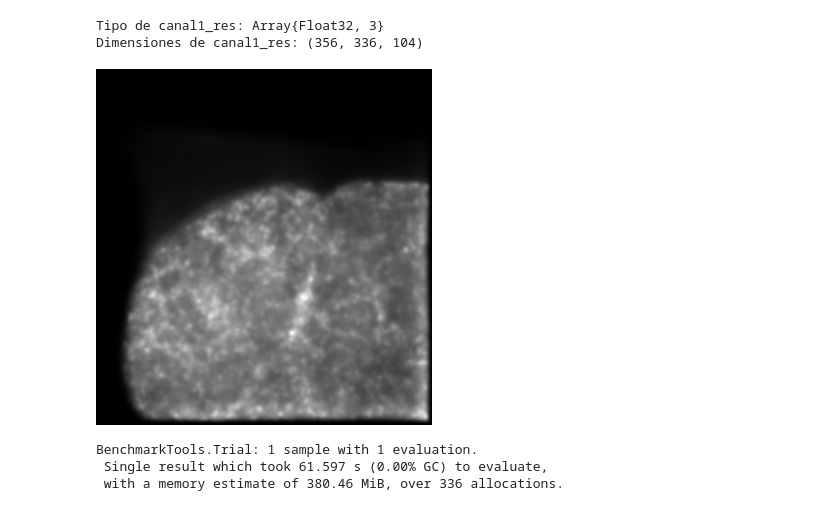
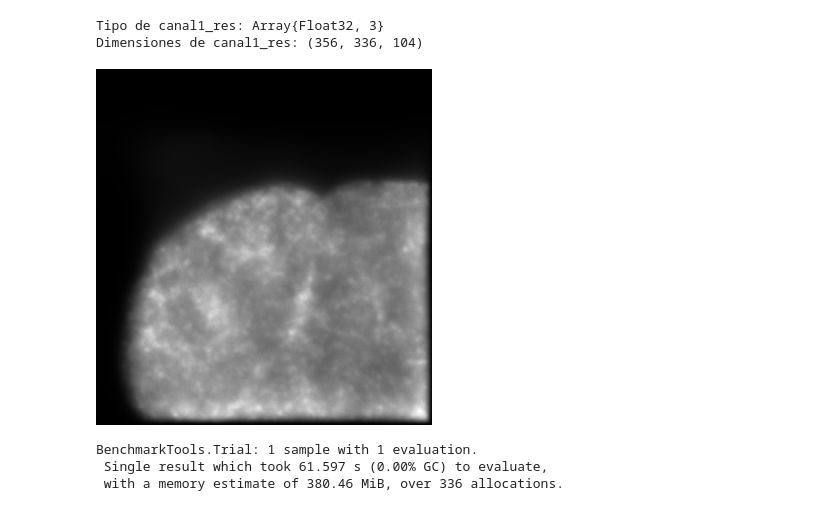
Before and after one commit to Jimena163/TFGNotebook, a Jupyter notebook: 3D_Julia_MAC.ipynb, the cells around one changed output. Cells and saved outputs as stored; diff of their text form; code cells hidden in the pictures.

```diff
--- a/3D_Julia_MAC.ipynb
+++ b/3D_Julia_MAC.ipynb
@@ -273,23 +273,28 @@ function richardson_lucy_iterative2(measured, psf;
     psf_bp=nothing,
     regularizer=nothing,
     λ=0.05,
-    iterations=150,
+    iterations=100,
     conv_dims=1:ndims(psf),
     threshold = 0,
     progress = nothing)
 
 otf, conv_temp = plan_conv(measured, psf, conv_dims)
-### Add options for PSF inizialization -> traditional, wiener, butterworth, and WB
-### These methods actually change otf_conj, probably they should be added as additional functions
-psf_bp = flipPSF(psf)
-if psf_bp !== nothing
+# initializer
+### Different PSF inizialization methods are possible generating custom psf_bp using the relative functions
+# if psf_bp == nothing
+#     psf_bp = deepcopy(psf)
+#     reverse!(psf_bp)
+# end
+# otf_conj, _ = plan_conv(measured, psf_bp, conv_dims)
+if psf_bp == nothing
+otf_conj = conj.(otf)
+else
 otf_conj, _ = plan_conv(measured, psf_bp, conv_dims)
-else
-otf_conj = conj.(otf)
 end
-# initializer
+# Apply threshold
 rec =  map(x -> x >= threshold ? x : threshold, measured)
 
+#### THIS PART NEED TO BE DEBUGGED!!!
 # buffer for gradient
 # we need Base.invokelatest because of world age issues with generated
 # regularizers
@@ -432,8 +525,9 @@ colorview(Gray, psf_stack[:,:,1]/maximum(psf_stack[:,:,1]))
 # %% [output]
 [figure]
 # %%
+psf_bp, _ = BackProjector(ifftshift(psf_stack))
 num_iter = 50
-canal1_res = richardson_lucy_iterative2(image_stack, ifftshift(psf_stack), regularizer=nothing, iterations=num_iter);
+canal1_res = richardson_lucy_iterative2(image_stack, ifftshift(psf_stack), psf_bp=psf_bp, regularizer=nothing, iterations=num_iter);
 # %%
 smallValue=0.001;
 stackEstimate = max.(canal1_res, smallValue);
@@ -464,7 +558,7 @@ println("Dimensiones de canal1_res: ", size(canal1_res))
 Tipo de canal1_res: Array{Float32, 3}
 Dimensiones de canal1_res: (356, 336, 104)
 # %%
-colorview(Gray, canal1_res[:,:,52]/maximum(canal1_res[:,:,52]))
+colorview(Gray, stackEstimate[:,:,52]/maximum(stackEstimate[:,:,52]))
 # %% [output]
-[figure, old version]
+[figure, new version]
 # %%
```
Also changed, not shown: parts of 15 cells of this notebook, 6 other files.
